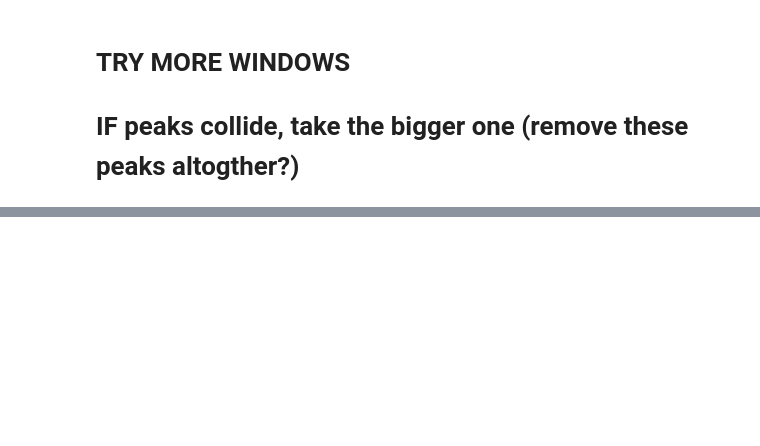
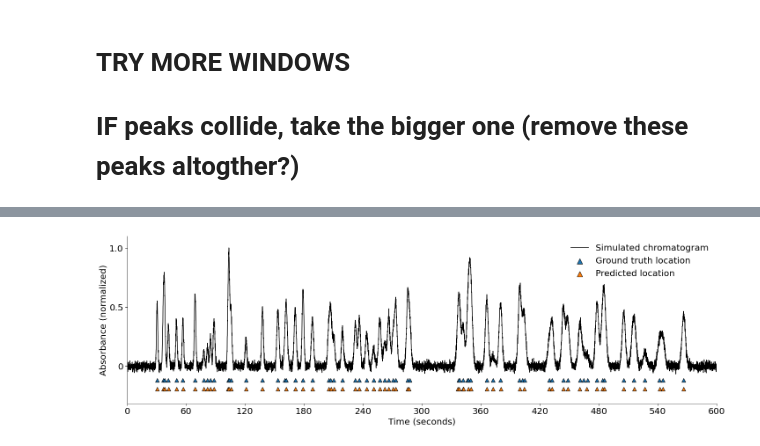
Before and after one commit to akensert/deep-learning-peak-detection, a Jupyter notebook: notebooks/01_convolutional-neural-network.ipynb, the cells around one changed output, grey strips where cells are left out. Drawn from its saved outputs; the diff is of its cells as text; code cells hidden in the pictures; blank space fills up the shorter version.

```diff
--- a/notebooks/01_convolutional-neural-network.ipynb
+++ b/notebooks/01_convolutional-neural-network.ipynb
@@ -105,2 +139,2 @@ model.fit(
 # %%
-prediction = model.predict(test_generator, verbose=1)
+prediction = model.predict(test_generator, verbose=1, use_multiprocessing=True, workers=10)
@@ -112,9 +143,9 @@ prediction = model.predict(test_generator, verbose=1)
 # %%
-fig, ax = plt.subplots(1, 1, figsize=(30, 10))
+fig, ax = plt.subplots(1, 1, figsize=(24, 7))
 
 x_lim = [0.0, 1.0 + 1e-7]
 
-ID = 6
+ID = 12
 
 true_move = {0: (0.0, 0), 1: (0, 0), 2: (0, 0), 3: (0, 0), 4: (0, 0),
              5: (0, 0), 6: (0, 0), 7: (0, 0), 8: (0, 0), 9: (0, 0),
@@ -132,64 +163,61 @@ pred = prediction[ID*test_generator.batch_size]
 
 probs, locs, areas = label_encoder.decode(pred, 0.4)
 
-x = true[0][0] * 100
+x = true[0][0]
 y = true[1][0]
-#x = x * 255
+x *= 200
 
 gt = label_encoder.decode(y)
 
 j, k = 0, 0
+
 for i, y_sample in enumerate(y):
     if y_sample[0] == 1:
 
-        index = int(gt[1][k] * 16384)
+        index = int(gt[1][k] * INPUT_SIZE)
         height = max(x[index:index+1]) + 5
 
         if x_lim[0] < gt[1][k] < x_lim[1]:
             ax.scatter(gt[1][k], np.min(x)-10, c='C0', s=75, marker='^', edgecolor='black')
-            #ax.axvline(gt[1][k], linestyle='--')
-            #if k % 3 == 0:
-            ax.text(x=gt[1][k]-0.005 * (x_lim[1] - x_lim[0]), y=height+12, s=f"{gt[2][k]:.3f}", color="C0", fontsize=20)
 
         k += 1
 
     if pred[i][0] > 0.4:
-        index = int(gt[1][k-1] * 16384)
+        index = int(gt[1][k-1] * INPUT_SIZE)
         height = max(x[index:index+1]) + 5
 
         if x_lim[0] < locs[j] < x_lim[1]:
 
+            ax.scatter(locs[j], np.min(x)-25, c='C1', s=75, marker='^', edgecolor='black')
 
-            ax.scatter(locs[j], np.min(x)-60, c='C1', s=75, marker='^', edgecolor='black')
-            ax.text(x=locs[j]-0.005 * (x_lim[1] - x_lim[0]), y=np.min(x)-155, s=f'{probs[j]:.3f}', color='black', rotation=-45, fontsize=12)
-            ax.text(x=locs[j]-0.005 * (x_lim[1] - x_lim[0]), y=height-30, s=f"{areas[j]:.3f}", color='C1', fontsize=20)
 
         j += 1
 
 
+ax.plot(np.linspace(0, 1, INPUT_SIZE), x, c='black', label='Simulated chromatogram')
 
-ax.plot(np.linspace(0, 1, 16384), x, c='black')
-
-ax.scatter([None],[None], c='C0', label='Ground truth')
-ax.scatter([None],[None], c='C1', label='Predicted')
-ax.plot([None],[None], c='C0', label=' ')
-ax.plot([None],[None], c='C1', label=' ')
+ax.scatter([None],[None], c='C0', marker='^', s=150, edgecolor='black', label='Ground truth location')
+ax.scatter([None],[None], c='C1', marker='^', s=150, edgecolor='black', label='Predicted location')
 
 
-ax.set_ylabel('Absorbance', fontsize=20)
-ax.set_xlabel('Time', fontsize=20)
-ax.set_ylim(np.min(x)-200, np.max(x)+200);
+ax.set_ylabel('Absorbance (normalized)', fontsize=20)
+ax.set_xlabel('Time (seconds)', fontsize=20)
+ax.set_xticklabels([0*60, 1*60, 2*60, 3*60, 4*60, 5*60, 6*60, 7*60, 8*60, 9*60, 10*60])
+ax.set_ylim(np.min(x)-50, np.max(x)+20);
+ax.set_yticks([0, 50, 100, 150, 200])
 ax.set_xlim(*x_lim)
 ax.tick_params(axis='both', length=5, labelsize=20)
 
 start, end = ax.get_xlim()
 ax.xaxis.set_ticks(np.arange(start, end, 0.1))
+ax.set_yticks([0, 100, 200])
+ax.set_yticklabels([0,  100/200,  200/200])
 start, end = ax.get_ylim()
-#ax.yaxis.set_ticks(np.arange(0, end, 50))
-ax.legend(columnspacing=-0.5, fontsize=20, ncol=2)
+ax.legend(fontsize=20, frameon=False)
 ax.spines['top'].set_visible(False)
 ax.spines['right'].set_visible(False)
 
-
-#plt.savefig('peak_detection_2.png', dpi=300)
+plt.savefig('Figure_3a.png', dpi=200)
+# %% [output]
+[figure, added]
 # %%
```
Also changed, not shown: parts of 16 cells of this notebook, 8 other files.
